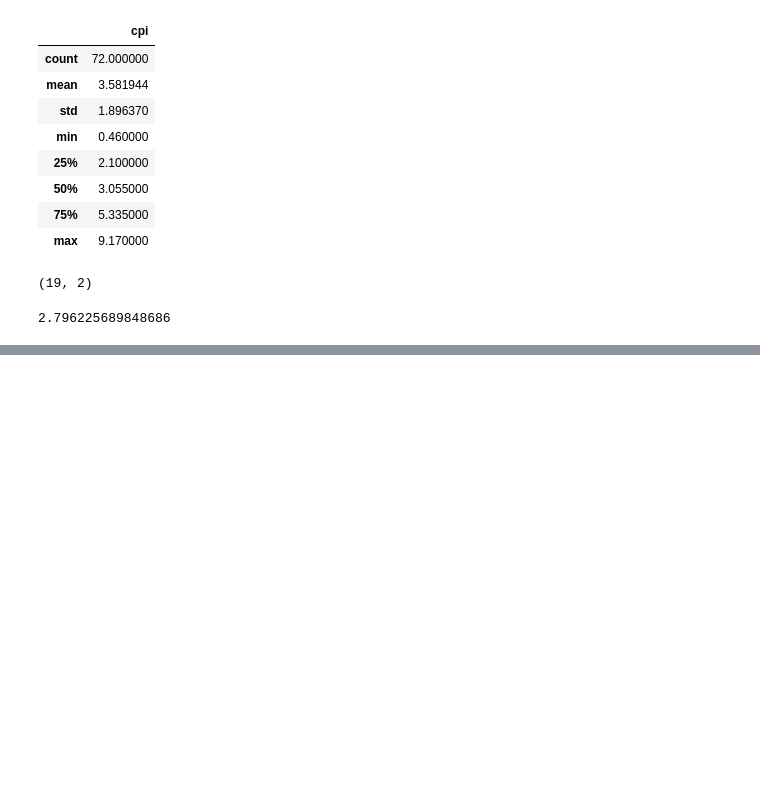
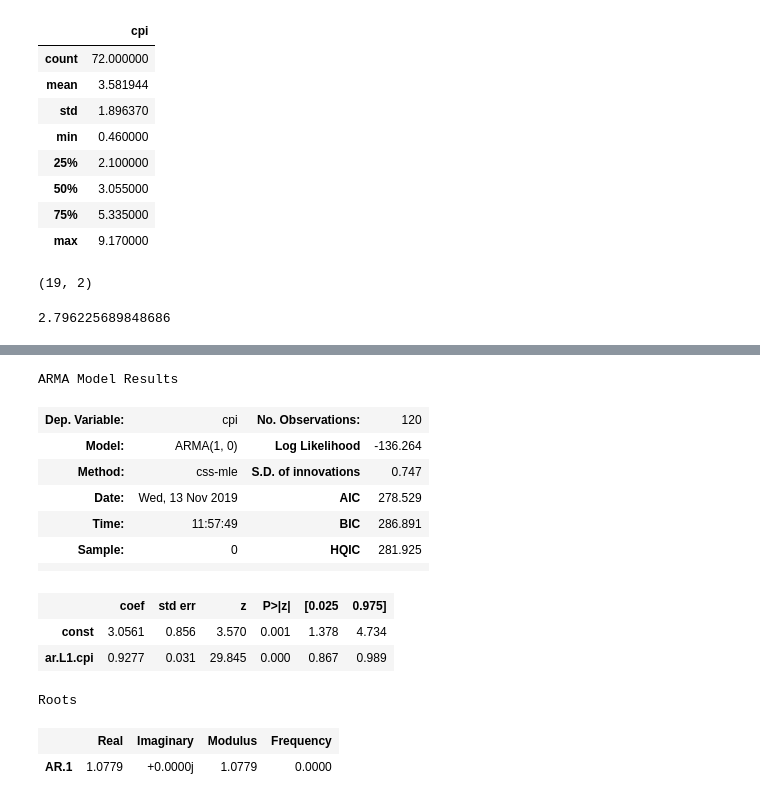
Before and after one commit to keita-dc/IMFxMFx, a Jupyter notebook: IMFx_MFx_mod_4.ipynb, the cells around one changed output, grey strips where cells are left out. Drawn from its saved outputs; the diff is of its cells as text; code cells hidden in the pictures; blank space fills up the shorter version.

```diff
--- a/IMFx_MFx_mod_4.ipynb
+++ b/IMFx_MFx_mod_4.ipynb
@@ -99,0 +248,5 @@ def window(p, d, q, horizon=1, window, data):
+# %%
+thailand = pd.read_csv("data/M4_data.csv")
+# %%
+data = thailand[:120]
+data.tail()
@@ -99,0 +260,18 @@ def window(p, d, q, horizon=1, window, data):
+# %%
+model = ts.arima_model.ARIMA(endog=data.cpi, order=(1, 0, 0)).fit()
+model.summary()
+# %% [output]
+ARMA Model Results
+| Dep. Variable: | cpi | No. Observations: | 120 |
+| Model: | ARMA(1, 0) | Log Likelihood | -136.264 |
+| Method: | css-mle | S.D. of innovations | 0.747 |
+| Date: | Wed, 13 Nov 2019 | AIC | 278.529 |
+| Time: | 11:57:49 | BIC | 286.891 |
+| Sample: | 0 | HQIC | 281.925 |
+|  |  |  |  |
+|  | coef | std err | z | P>|z| | [0.025 | 0.975] |
+| const | 3.0561 | 0.856 | 3.570 | 0.001 | 1.378 | 4.734 |
+| ar.L1.cpi | 0.9277 | 0.031 | 29.845 | 0.000 | 0.867 | 0.989 |
+Roots
+|  | Real | Imaginary | Modulus | Frequency |
+| AR.1 | 1.0779 | +0.0000j | 1.0779 | 0.0000 |
```
Also changed, not shown: parts of 29 cells of this notebook.
